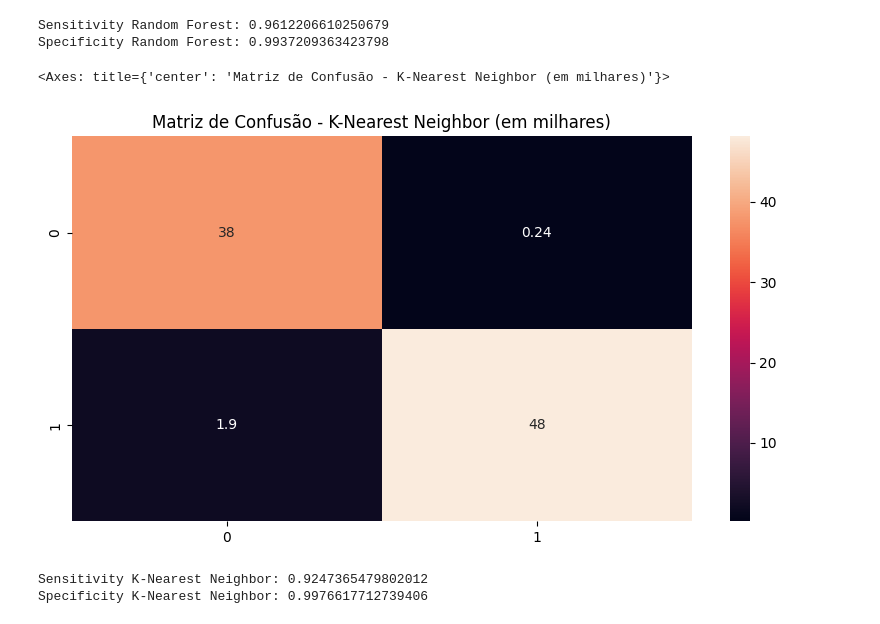
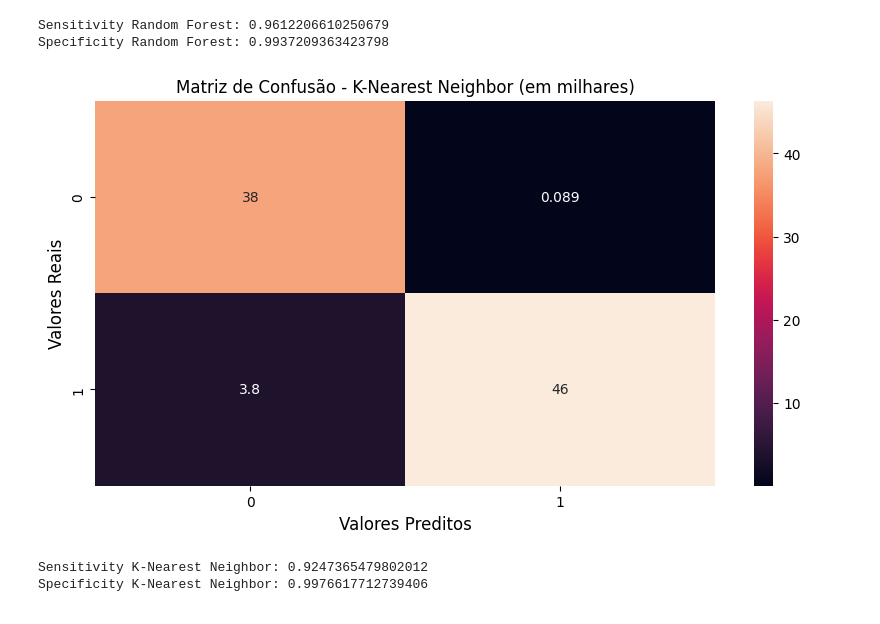
Before and after one commit to Felipe0899/FEA.dev, a Jupyter notebook: IA/Case Básico IA/Case de IA/Case de IA.ipynb, the cells around one changed output. Drawn from its saved outputs; the diff is of its cells as text; code cells hidden in the pictures.

```diff
--- a/IA/Case Básico IA/Case de IA/Case de IA.ipynb
+++ b/IA/Case Básico IA/Case de IA/Case de IA.ipynb
@@ -333,19 +333,22 @@ Specificity Random Forest: 0.9937209363423798
 # %%
 # Avaliação do modelo K-Nearest Neighbor
 # Matriz de confusão
 from sklearn.metrics import confusion_matrix
 
 # Cria a matriz de confusão
 cm_knn = confusion_matrix(y_test, y_pred_knn) / 1000
 tn_knn, fp_knn, fn_knn, tp_knn = cm_knn.ravel()
 
-# Cria mapa de calor da matriz de confusão
+# Cria mapa de calor da matriz de confusão com tiutlo e labels
 plt.figure(figsize=(10,5))
 plt.title('Matriz de Confusão - K-Nearest Neighbor (em milhares)')
-sns.heatmap(cm_rf, annot=True)
+sns.heatmap(cm_knn, annot=True)
+# Adiciona títulos aos eixos
+plt.xlabel("Valores Preditos", fontsize=12)
+plt.ylabel("Valores Reais", fontsize=12)
+plt.show()
 # %% [output]
-<Axes: title={'center': 'Matriz de Confusão - K-Nearest Neighbor (em milhares)'}>
-[figure, old version]
+[figure, new version]
 # %%
 # Calcula sensitivity K-nearest neighbor
 sensitivity_knn = tp_knn / (tp_knn + fn_knn)
```
Also changed, not shown: 8 other files.
